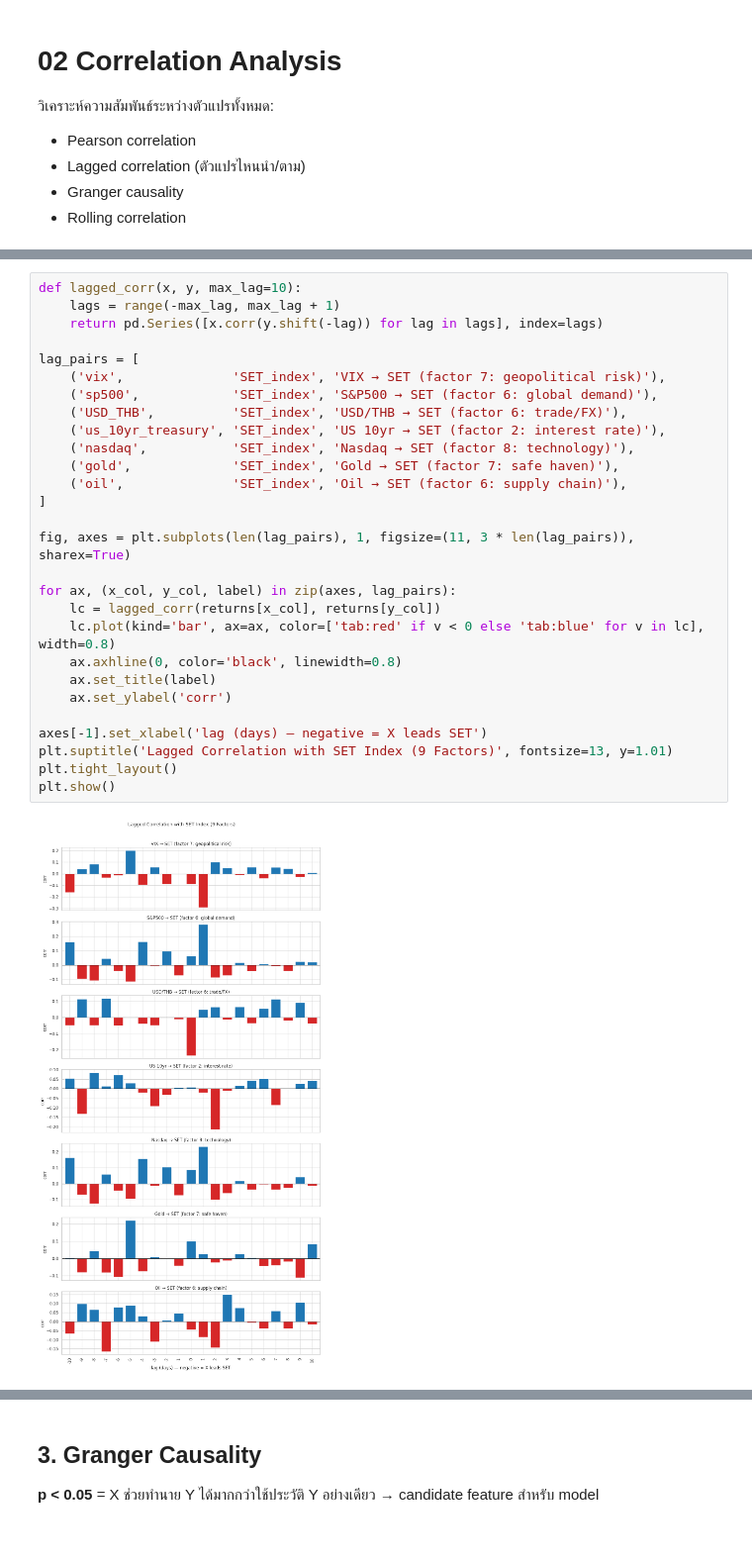
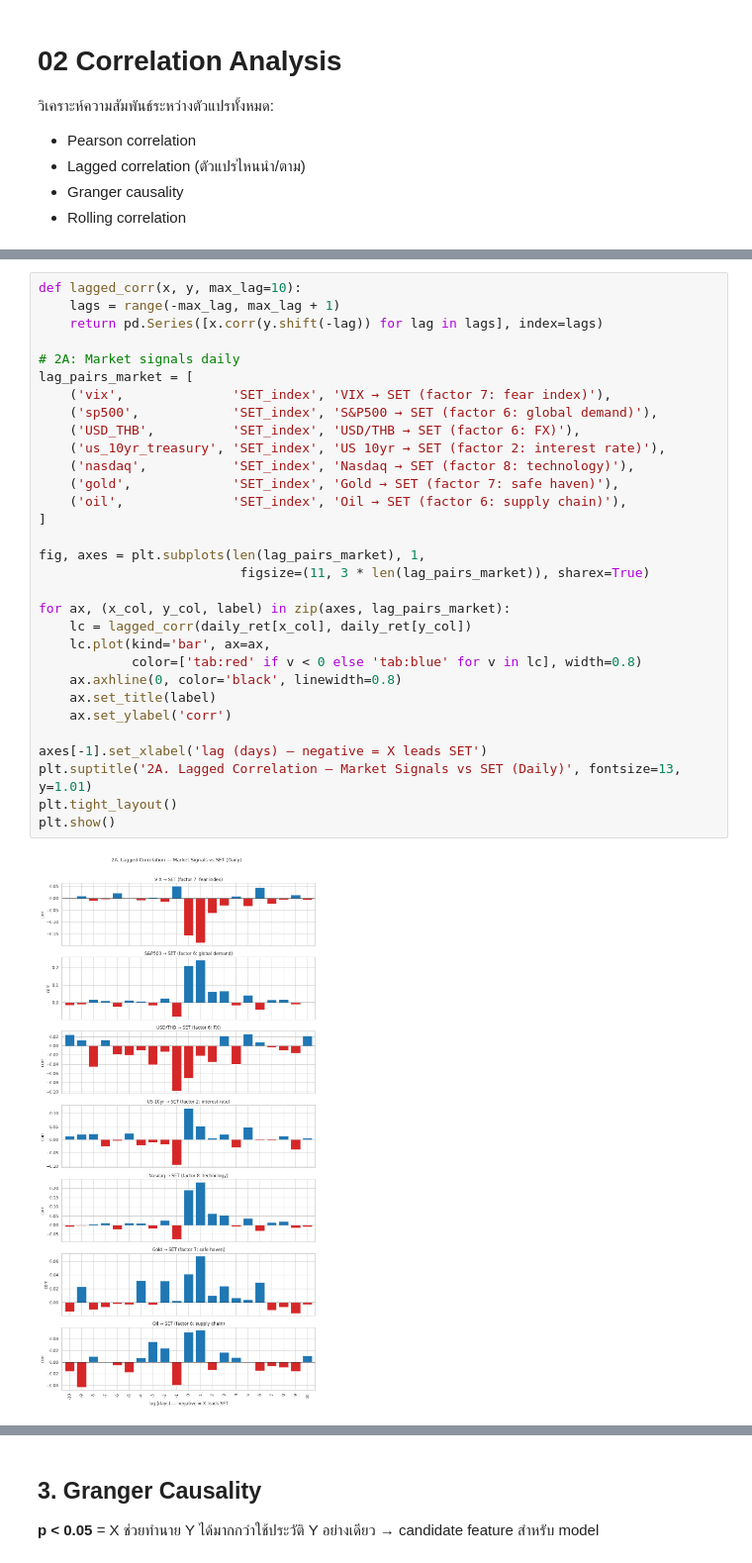
Before and after one commit to ppts2545/Reddit-Twitter-Sentiment-Market-Trend-Thailand, a Jupyter notebook: notebooks/data_overview/04_correlation_analysis.ipynb, the cells around one changed output, grey strips where cells are left out. Shown at 99% size. Drawn from its saved outputs; the diff is of its cells as text.

```diff
--- a/notebooks/data_overview/04_correlation_analysis.ipynb
+++ b/notebooks/data_overview/04_correlation_analysis.ipynb
@@ -212,30 +298,33 @@ lag < 0 → X นำหน้า Y (leading indicator) | lag > 0 → X ตาม
 # %%
 def lagged_corr(x, y, max_lag=10):
     lags = range(-max_lag, max_lag + 1)
     return pd.Series([x.corr(y.shift(-lag)) for lag in lags], index=lags)
 
-lag_pairs = [
-    ('vix',              'SET_index', 'VIX → SET (factor 7: geopolitical risk)'),
+# 2A: Market signals daily
+lag_pairs_market = [
+    ('vix',              'SET_index', 'VIX → SET (factor 7: fear index)'),
     ('sp500',            'SET_index', 'S&P500 → SET (factor 6: global demand)'),
-    ('USD_THB',          'SET_index', 'USD/THB → SET (factor 6: trade/FX)'),
+    ('USD_THB',          'SET_index', 'USD/THB → SET (factor 6: FX)'),
     ('us_10yr_treasury', 'SET_index', 'US 10yr → SET (factor 2: interest rate)'),
     ('nasdaq',           'SET_index', 'Nasdaq → SET (factor 8: technology)'),
     ('gold',             'SET_index', 'Gold → SET (factor 7: safe haven)'),
     ('oil',              'SET_index', 'Oil → SET (factor 6: supply chain)'),
 ]
 
-fig, axes = plt.subplots(len(lag_pairs), 1, figsize=(11, 3 * len(lag_pairs)), sharex=True)
+fig, axes = plt.subplots(len(lag_pairs_market), 1,
+                          figsize=(11, 3 * len(lag_pairs_market)), sharex=True)
 
-for ax, (x_col, y_col, label) in zip(axes, lag_pairs):
-    lc = lagged_corr(returns[x_col], returns[y_col])
-    lc.plot(kind='bar', ax=ax, color=['tab:red' if v < 0 else 'tab:blue' for v in lc], width=0.8)
+for ax, (x_col, y_col, label) in zip(axes, lag_pairs_market):
+    lc = lagged_corr(daily_ret[x_col], daily_ret[y_col])
+    lc.plot(kind='bar', ax=ax,
+            color=['tab:red' if v < 0 else 'tab:blue' for v in lc], width=0.8)
     ax.axhline(0, color='black', linewidth=0.8)
     ax.set_title(label)
     ax.set_ylabel('corr')
 
 axes[-1].set_xlabel('lag (days) — negative = X leads SET')
-plt.suptitle('Lagged Correlation with SET Index (9 Factors)', fontsize=13, y=1.01)
+plt.suptitle('2A. Lagged Correlation — Market Signals vs SET (Daily)', fontsize=13, y=1.01)
 plt.tight_layout()
 plt.show()
 # %% [output]
-[figure, old version]
+[figure, new version]
```
Also changed, not shown: parts of 14 cells of this notebook.
